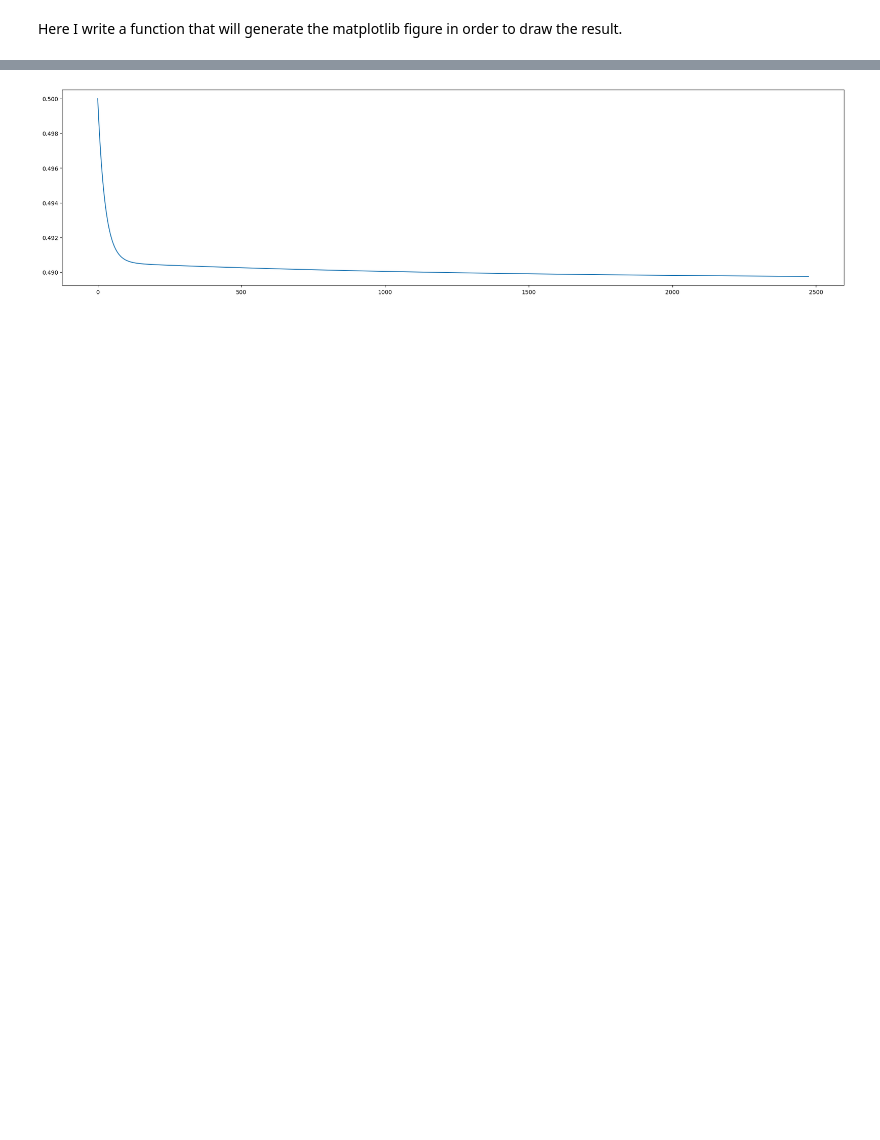
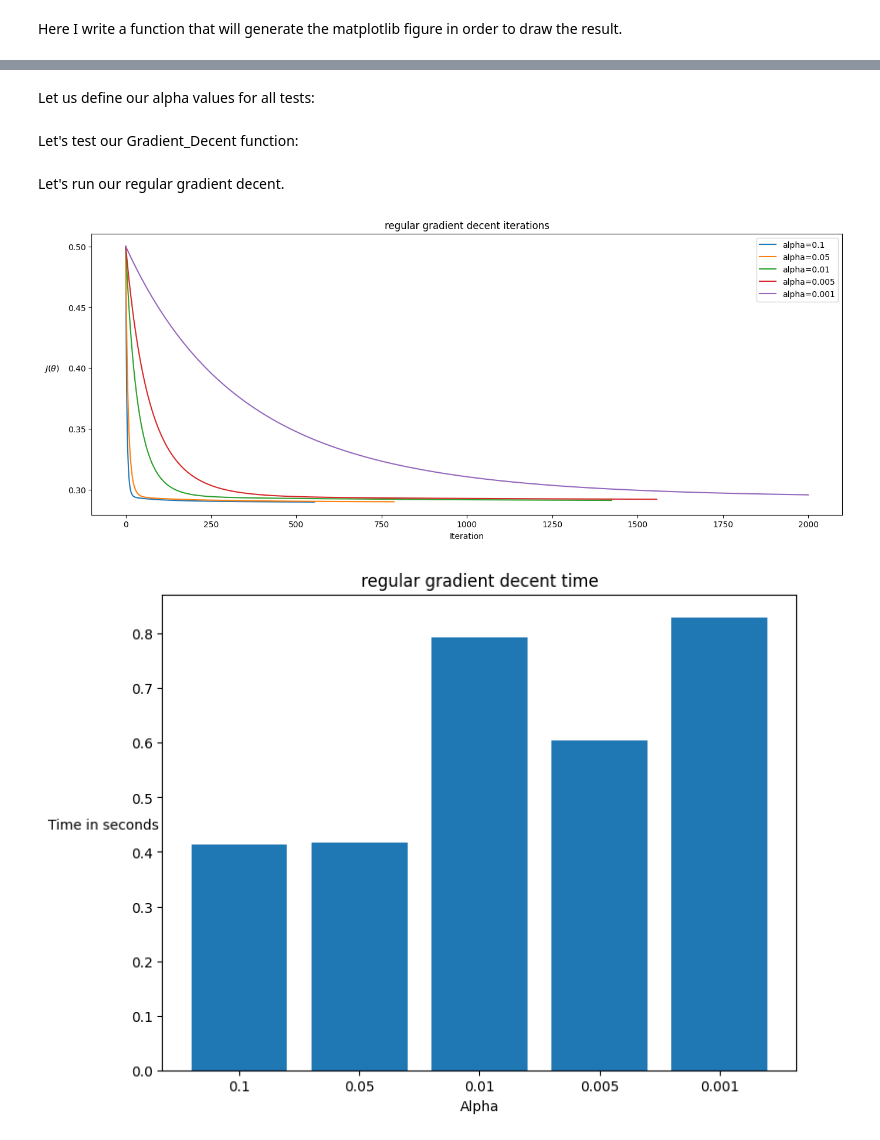
Before and after one commit to GilYairYamin/Azrieli_ML-intro-final-proj, a Jupyter notebook: FinalEX.ipynb, the cells around one changed output, grey strips where cells are left out. Saved outputs shown, nothing was run; the diff lists cells and outputs as text; code cells hidden in the pictures; blank space fills up the shorter version.

```diff
--- a/FinalEX.ipynb
+++ b/FinalEX.ipynb
@@ -270,7 +135,0 @@ fig.show()
-# %%
-theta, J = GradientDecent(reduced_X, y, alpha=0.01, epsilon=epsilon, delta=delta, M=M)
-fig = createGraphFromData(J)
-
-fig.show()
-# %% [output]
-[figure, removed]
@@ -276,0 +154,40 @@ fig.show()
+# %%
+def create_time_graph(alpha_arr, time_amounts, title='default'):
+    fig = plt.figure()
+    ax1 = fig.add_axes([0, 0, 1, 1])
+    alpha_str = [str(a) for a in alpha_arr]
+    ax1.bar(alpha_str, time_amounts)
+    ax1.set_title(title)
+    ax1.set_xlabel("Alpha")
+    ax1.set_ylabel("Time in seconds", rotation=0, labelpad=20)
+
+    return fig
+# %% [markdown]
+Let us define our alpha values for all tests:
+# %%
+alpha_arr = np.array([0.1, 0.05, 0.01, 0.005, 0.001])
+# %% [markdown]
+Let's test our Gradient_Decent function:
+# %%
+def run_gradient_decent(X, y, alpha_arr, gradient_func, title):
+    thetaK = []
+    J_History = []
+    time_amount = []
+
+    for i in range(alpha_arr.shape[0]):
+        start = time.time()
+        theta, J = gradient_func(X, y, alpha=alpha_arr[i])
+        end = time.time()
+        time_amount.append(end - start)
+        thetaK.append(theta)
+        J_History.append(J)
+
+    create_iteration_graph(alpha_arr, J_History, f"{title} iterations")
+    create_time_graph(alpha_arr, time_amount, f"{title} time")
+# %% [markdown]
+Let's run our regular gradient decent.
+# %%
+run_gradient_decent(X, y, alpha_arr, gradient_decent, "regular gradient decent")
+# %% [output]
+[figure, added]
+[figure, added]
```
Also changed, not shown: parts of 49 cells of this notebook.
